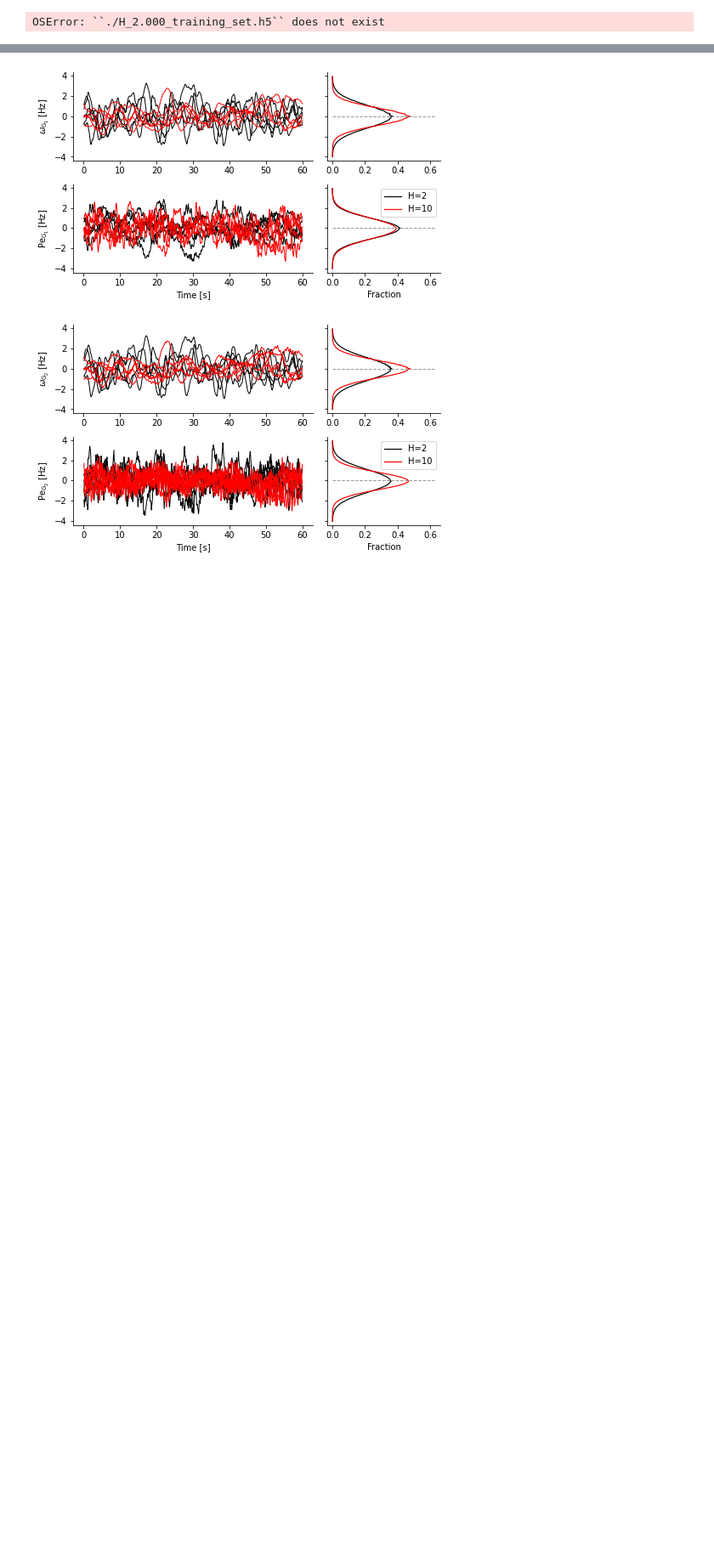
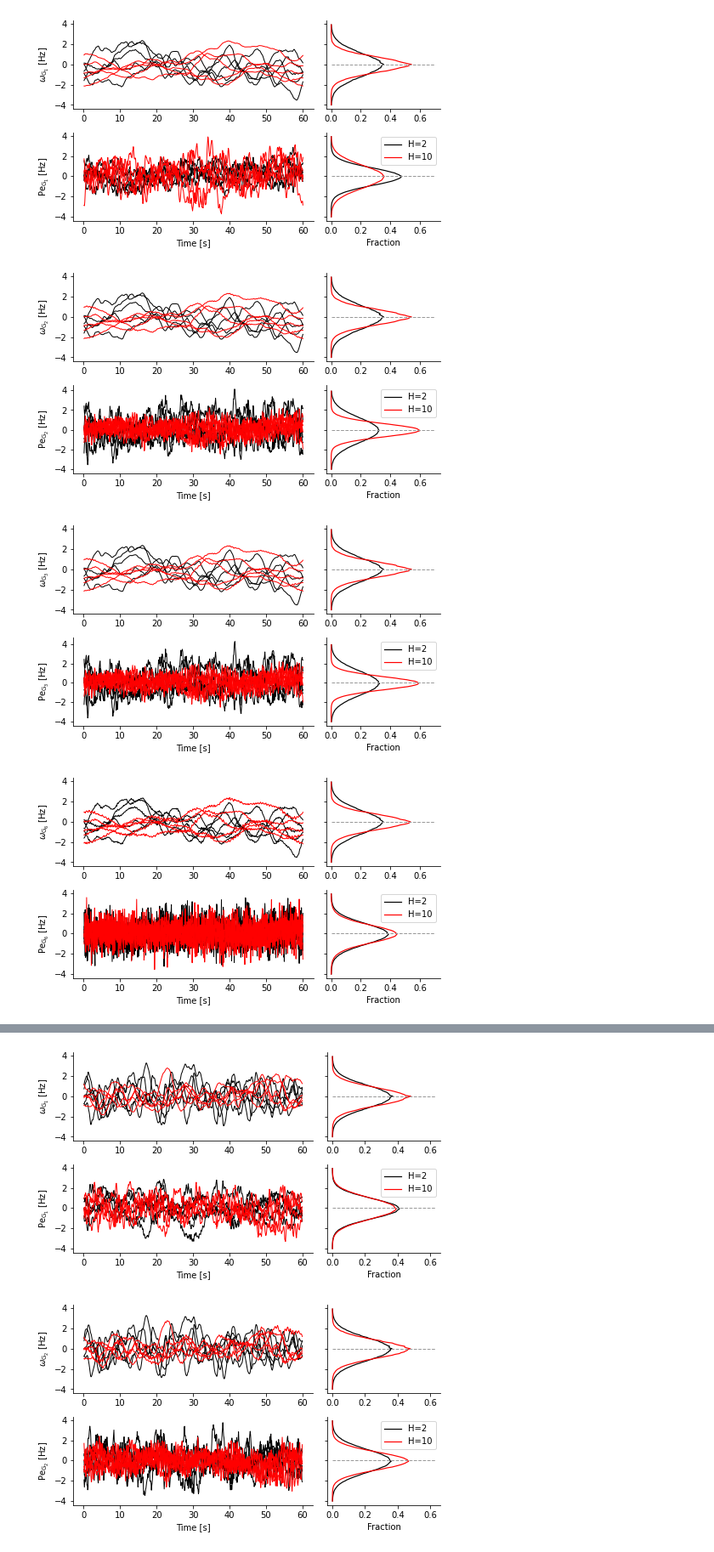
Before and after one commit to danielelinaro/inertia, a Jupyter notebook: notebooks/Data_analysis.ipynb, the cells around one changed output, grey strips where cells are left out. Shown at 85% size. Cells and saved outputs as stored; diff of their text form; code cells hidden in the pictures; blank space fills up the shorter version.

Commit message:
Fixed data analysis notebook to deal with new load_data function

```diff
--- a/notebooks/Data_analysis.ipynb
+++ b/notebooks/Data_analysis.ipynb
@@ -22,15 +18,15 @@ from deep_utils import *
 # %%
 def plot_data(data_folder, gen_id, H_values = [2,10], xlim_distr = None):
     H_values = np.array(H_values)
-    var_names = (f'omega_G{gen_id}', f'Pe_G{gen_id}')
+    var_names = tuple(var_name.format(gen_id) for var_name in ('omega_G{}','Pe_G{}'))
     n_vars = len(var_names)
     inertia = {'training': H_values}
-    time, x, y = load_data(data_folder, gen_id, inertia, var_names)
+    time, x, y = load_data([data_folder], [gen_id], inertia, var_names, max_block_size=500, use_tf=False)
 
     x_train_mean = np.mean(x['training'], axis=(1,2))
     x_train_std = np.std(x['training'], axis=(1,2))
-    x['training'] = tf.constant([(x['training'][i].numpy() - m) / s \
-                                 for i,(m,s) in enumerate(zip(x_train_mean, x_train_std))])
+    for i,(m,s) in enumerate(zip(x_train_mean, x_train_std)):
+        x['training'][i,:,:] = (x['training'][i,:,:] - m) / s
 
     fig = plt.figure(figsize=(7,4))
     gs = fig.add_gridspec(2, 3)
@@ -49,14 +45,14 @@ def plot_data(data_folder, gen_id, H_values = [2,10], xlim_distr = None):
     else:
         lim = 0
     for i in range(2):
-        ax[i].plot(time, x['training'].numpy()[i, idx_min[:5], :].T, 'k', lw=1)
-        ax[i].plot(time, x['training'].numpy()[i, idx_max[:5], :].T, 'r', lw=1)
+        ax[i].plot(time, x['training'][i, idx_min[:5], :].T, 'k', lw=1)
+        ax[i].plot(time, x['training'][i, idx_max[:5], :].T, 'r', lw=1)
 
-        n,edges = np.histogram(np.ndarray.flatten(x['training'][i,:,:].numpy()[idx_min,:]), \
+        n,edges = np.histogram(np.ndarray.flatten(x['training'][i,:,:][idx_min,:]), \
                                bins=100, range=[-4,4], density=True)
         lim = n.max() if n.max() > lim else lim
         ax[i+2].plot(n, edges[:-1], 'k', linewidth=1.2, label=f'H={H_values[0]:g}')
-        n,edges = np.histogram(np.ndarray.flatten(x['training'][i,:,:].numpy()[idx_max,:]), \
+        n,edges = np.histogram(np.ndarray.flatten(x['training'][i,:,:][idx_max,:]), \
                                bins=100, range=[-4,4], density=True)
         lim = n.max() if n.max() > lim else lim
         ax[i+2].plot(n, edges[:-1], 'r', linewidth=1.2, label=f'H={H_values[1]:g}')
@@ -83,6 +79,9 @@ def plot_data(data_folder, gen_id, H_values = [2,10], xlim_distr = None):
 # %%
 data_folder = '../data/IEEE14/var_H_G1/IEEE14_D=2_DZA=60.0/'
 for gen_id in 1,2,3,6,8:
-    plot_data(data_folder, [gen_id], xlim_distr = 0.67)
+    plot_data(data_folder, gen_id, xlim_distr = 0.67)
 # %% [output]
-OSError: ``./H_2.000_training_set.h5`` does not exist
+[figure, added]
+[figure, added]
+[figure, added]
+[figure, added]
```
Also changed, not shown: parts of 5 cells of this notebook.
